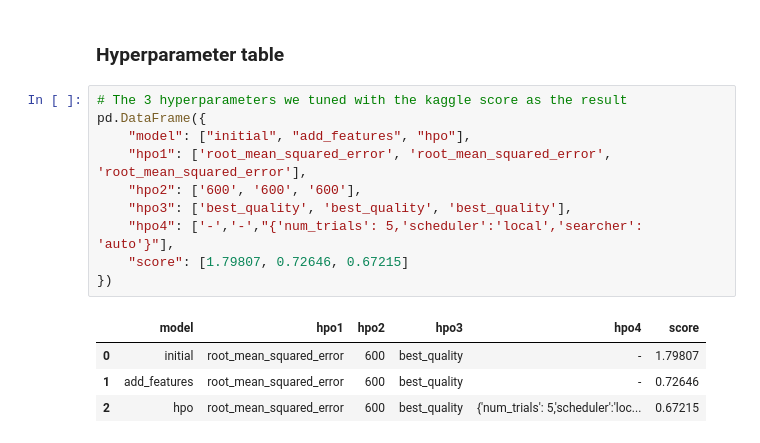
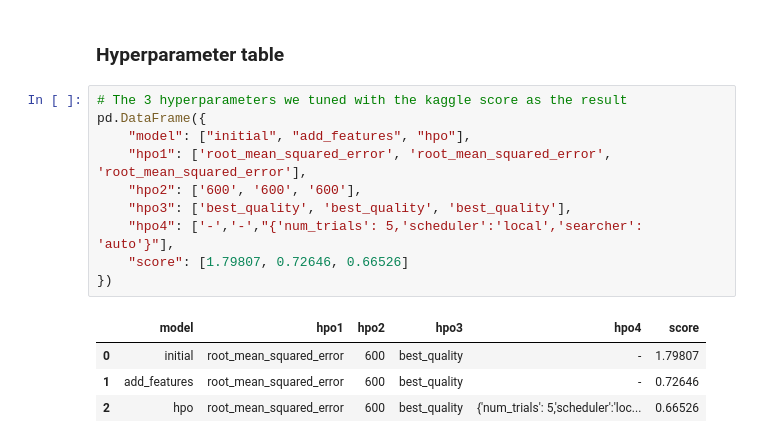
Before and after one commit to Trosfy/cd0385-project-starter, a Jupyter notebook: project/project-notebook.ipynb, the cells around one changed output. Cells and saved outputs as stored; diff of their text form.

```diff
--- a/project/project-notebook.ipynb
+++ b/project/project-notebook.ipynb
@@ -864,15 +885,15 @@ fig_train.savefig('model_train_score.png')
 # %%
 # The 3 hyperparameters we tuned with the kaggle score as the result
 pd.DataFrame({
     "model": ["initial", "add_features", "hpo"],
     "hpo1": ['root_mean_squared_error', 'root_mean_squared_error', 'root_mean_squared_error'],
     "hpo2": ['600', '600', '600'],
     "hpo3": ['best_quality', 'best_quality', 'best_quality'],
     "hpo4": ['-','-',"{'num_trials': 5,'scheduler':'local','searcher': 'auto'}"],
-    "score": [1.79807, 0.72646, 0.67215]
+    "score": [1.79807, 0.72646, 0.66526]
 })
 # %% [output]
 |  | model | hpo1 | hpo2 | hpo3 | hpo4 | score |
 | 0 | initial | root_mean_squared_error | 600 | best_quality | - | 1.79807 |
 | 1 | add_features | root_mean_squared_error | 600 | best_quality | - | 0.72646 |
-| 2 | hpo | root_mean_squared_error | 600 | best_quality | {'num_trials': 5,'scheduler':'loc... | 0.67215 |
+| 2 | hpo | root_mean_squared_error | 600 | best_quality | {'num_trials': 5,'scheduler':'loc... | 0.66526 |
```
Also changed, not shown: parts of 5 cells of this notebook, 4 other files.
